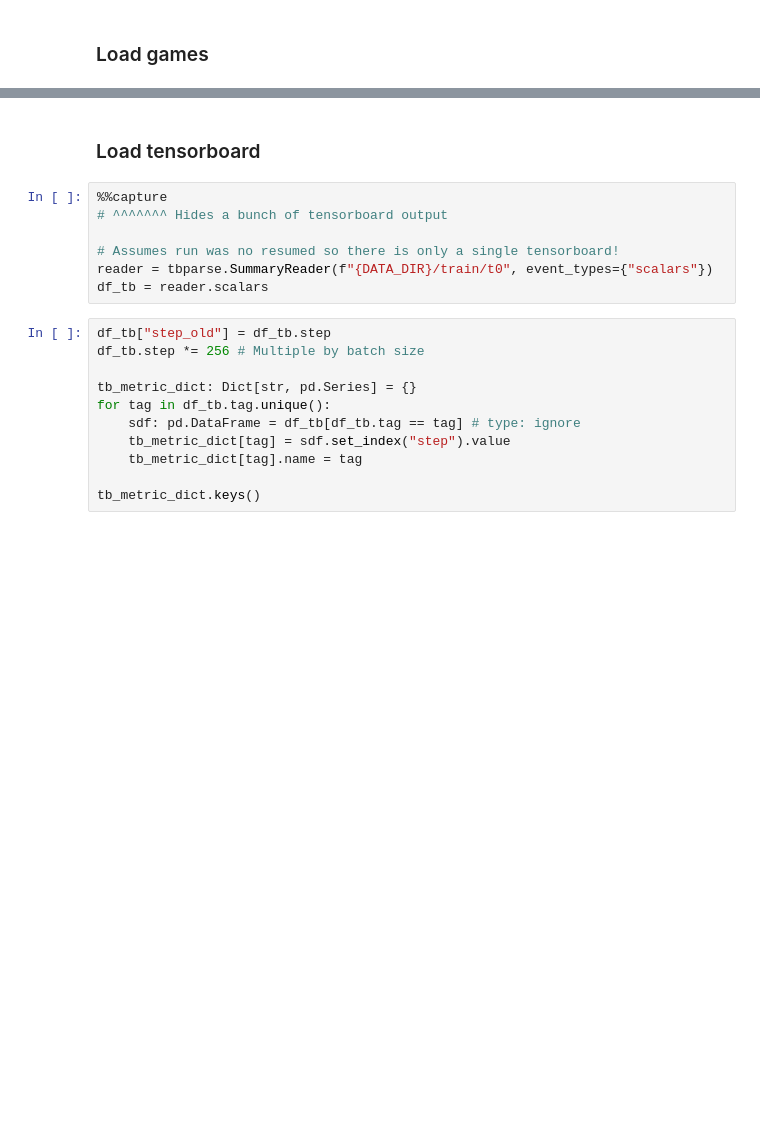
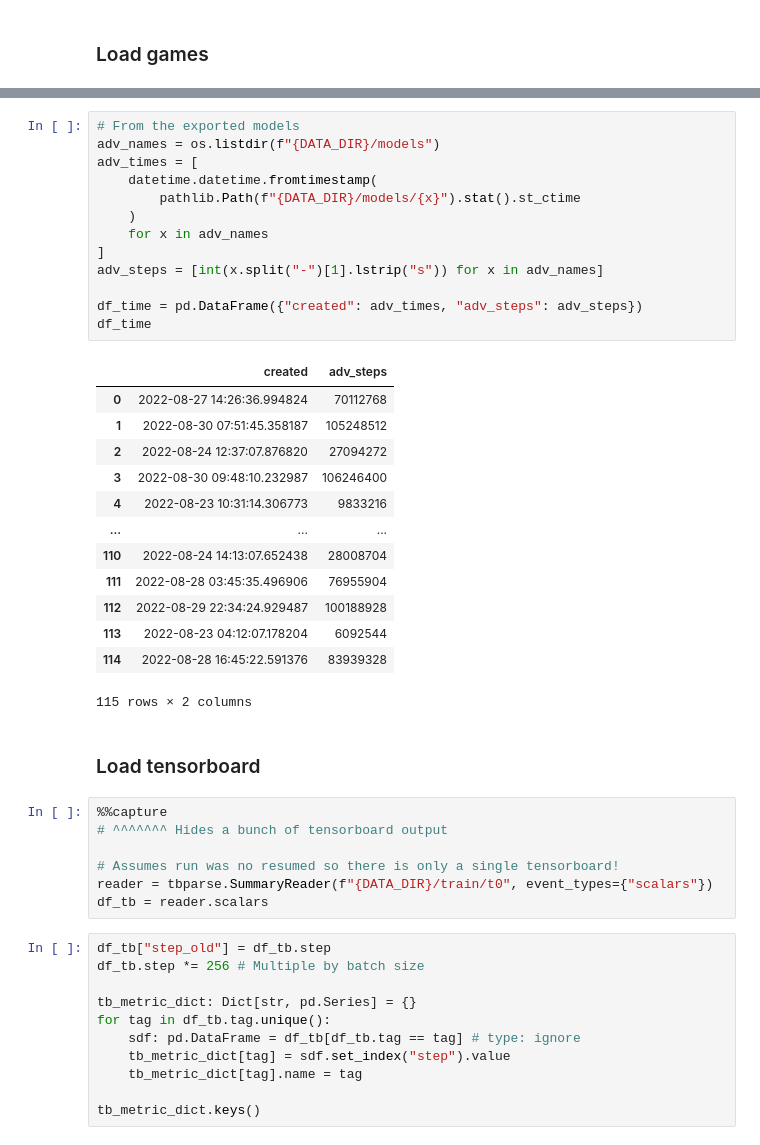
Before and after one commit to AlignmentResearch/go_attack, a Jupyter notebook: notebooks/sgf-explorer.ipynb, the cells around one changed output, grey strips where cells are left out. Cells and saved outputs as stored; diff of their text form; blank space fills up the shorter version.

```diff
--- a/notebooks/sgf-explorer.ipynb
+++ b/notebooks/sgf-explorer.ipynb
@@ -44,3 +59,30 @@ len(raw_sgf_strs)
+# %%
+# From the exported models
+adv_names = os.listdir(f"{DATA_DIR}/models")
+adv_times = [
+    datetime.datetime.fromtimestamp(
+        pathlib.Path(f"{DATA_DIR}/models/{x}").stat().st_ctime
+    )
+    for x in adv_names
+]
+adv_steps = [int(x.split("-")[1].lstrip("s")) for x in adv_names]
+
+df_time = pd.DataFrame({"created": adv_times, "adv_steps": adv_steps})
+df_time
+# %% [output]
+|  | created | adv_steps |
+| 0 | 2022-08-27 14:26:36.994824 | 70112768 |
+| 1 | 2022-08-30 07:51:45.358187 | 105248512 |
+| 2 | 2022-08-24 12:37:07.876820 | 27094272 |
+| 3 | 2022-08-30 09:48:10.232987 | 106246400 |
+| 4 | 2022-08-23 10:31:14.306773 | 9833216 |
+| ... | ... | ... |
+| 110 | 2022-08-24 14:13:07.652438 | 28008704 |
+| 111 | 2022-08-28 03:45:35.496906 | 76955904 |
+| 112 | 2022-08-29 22:34:24.929487 | 100188928 |
+| 113 | 2022-08-23 04:12:07.178204 | 6092544 |
+| 114 | 2022-08-28 16:45:22.591376 | 83939328 |
+115 rows × 2 columns
 # %% [markdown]
 ### Load tensorboard
 # %%
```
Also changed, not shown: parts of 14 cells of this notebook.
